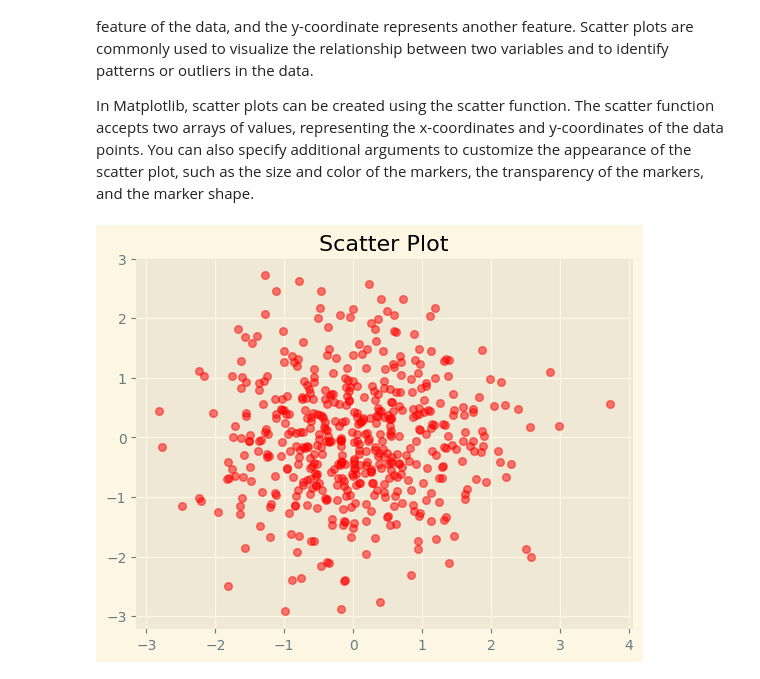
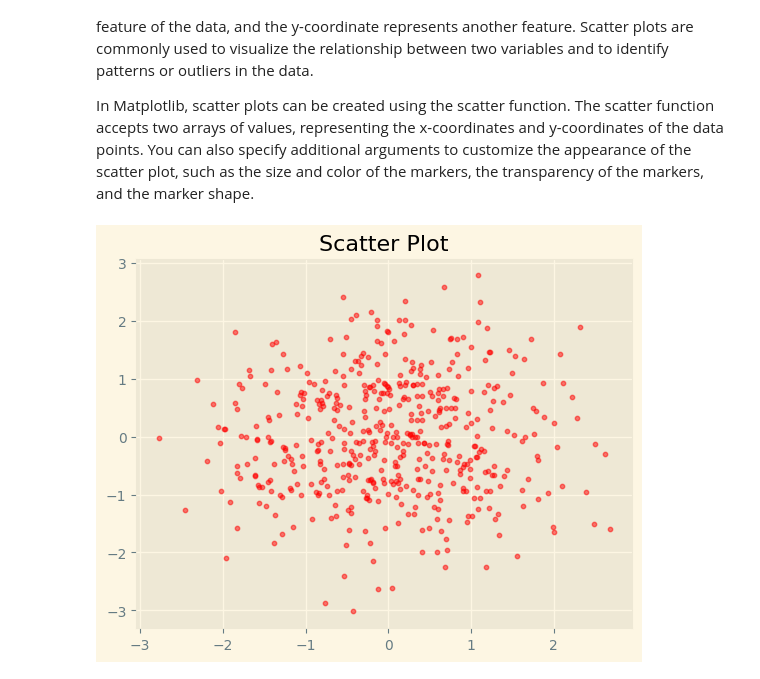
Before and after one commit to ujjwaljha1/Python, a Jupyter notebook: Libraries/Matplotlib.ipynb, the cells around one changed output. Saved outputs shown, nothing was run; the diff lists cells and outputs as text; code cells hidden in the pictures.

```diff
--- a/Libraries/Matplotlib.ipynb
+++ b/Libraries/Matplotlib.ipynb
@@ -280,13 +280,14 @@ In Matplotlib, scatter plots can be created using the scatter function. The scat
 # %%
 
 n = 500
 x = np.random.randn(n)
 y = np.random.randn(n)
 
-plt.scatter(x,y, c = 'red', alpha = .5, s = 30)
-
+plt.scatter(x,y, c = 'red', alpha = .5, s = 10)
+#Alpha for transperency
+#S for the size
 plt.title('Scatter Plot')
 
 plt.show()
 # %% [output]
-[figure, old version]
+[figure, new version]
```
Also changed, not shown: parts of 2 cells of this notebook.
